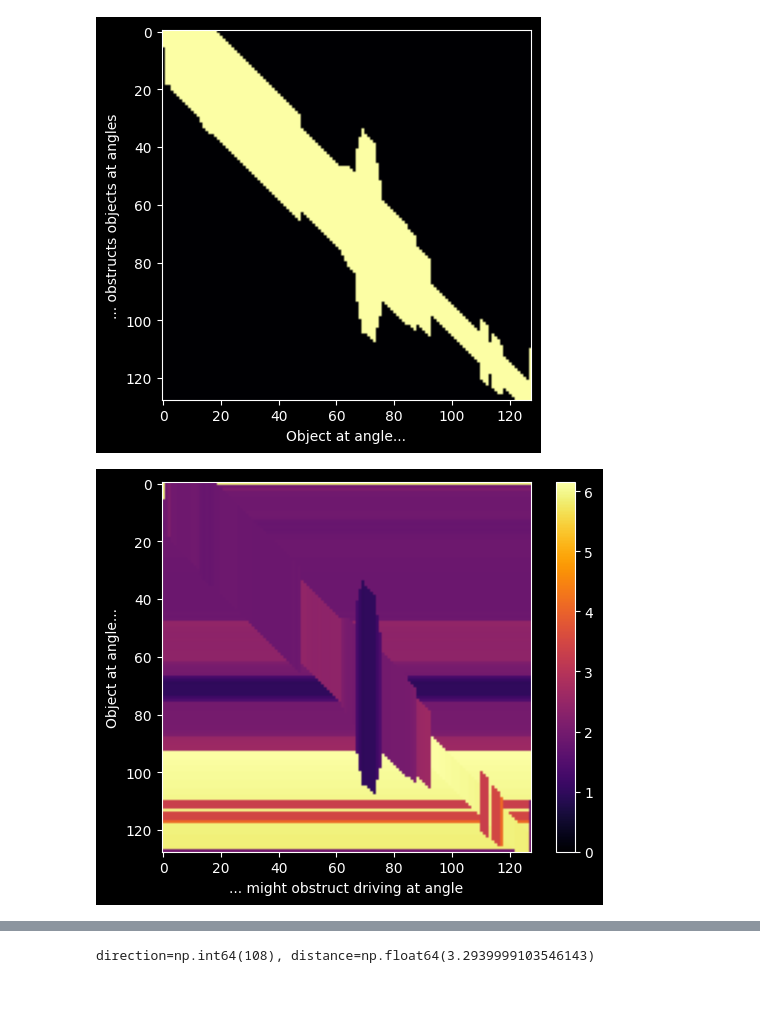
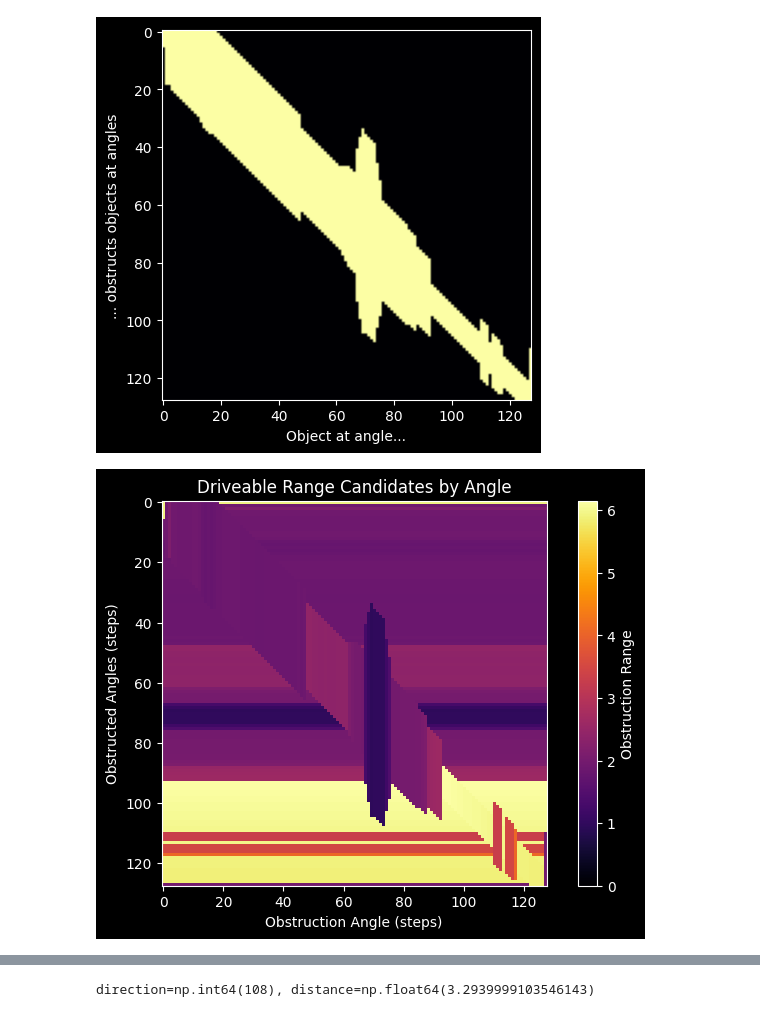
Before and after one commit to hackowitz/cs6300-lab-4, a Jupyter notebook: exploratory.ipynb, the cells around one changed output, grey strips where cells are left out. Drawn from its saved outputs; the diff is of its cells as text; code cells hidden in the pictures.

```diff
--- a/exploratory.ipynb
+++ b/exploratory.ipynb
@@ -148,12 +148,17 @@ ax.imshow(obstructed, cmap='inferno')
 # %%
 blocking = np.where(obstructed, r, r[:, np.newaxis])
 # %%
-fig, ax = plt.subplots()
-ax.set(ylabel='Object at angle...', xlabel='... might obstruct driving at angle')
+fig, ax = plt.subplots(figsize=(8, 5))
+ax.set(
+    xlabel='Obstruction Angle (steps)',
+    ylabel='Obstructed Angles (steps)',
+    title='Driveable Range Candidates by Angle',
+)
 im = ax.imshow(blocking, cmap='inferno', vmin=0)
-fig.colorbar(im);
+fig.colorbar(im, label='Obstruction Range')
+fig.savefig('./resource/obstruction-map.png')
 # %% [output]
-[figure, old version]
+[figure, new version]
 # %%
 # the effective depth at an angle is the closest distance to any object the car would
 # hit at that angle.
```
Also changed, not shown: parts of 5 cells of this notebook, 3 other files.
